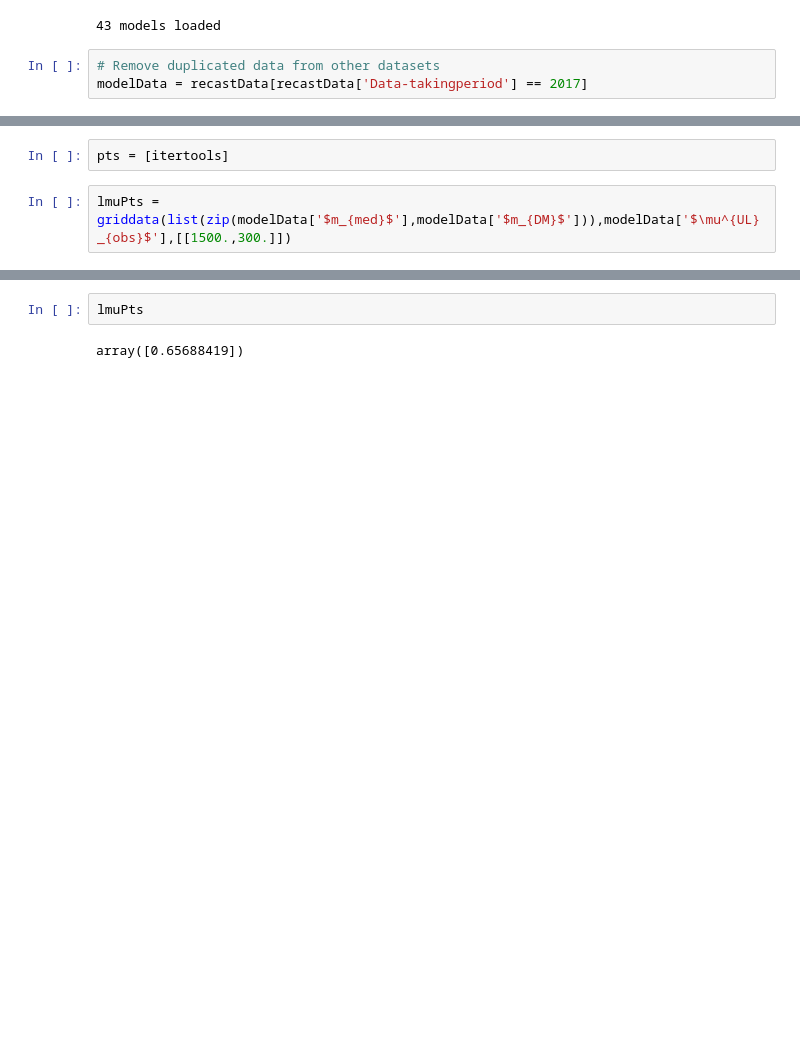
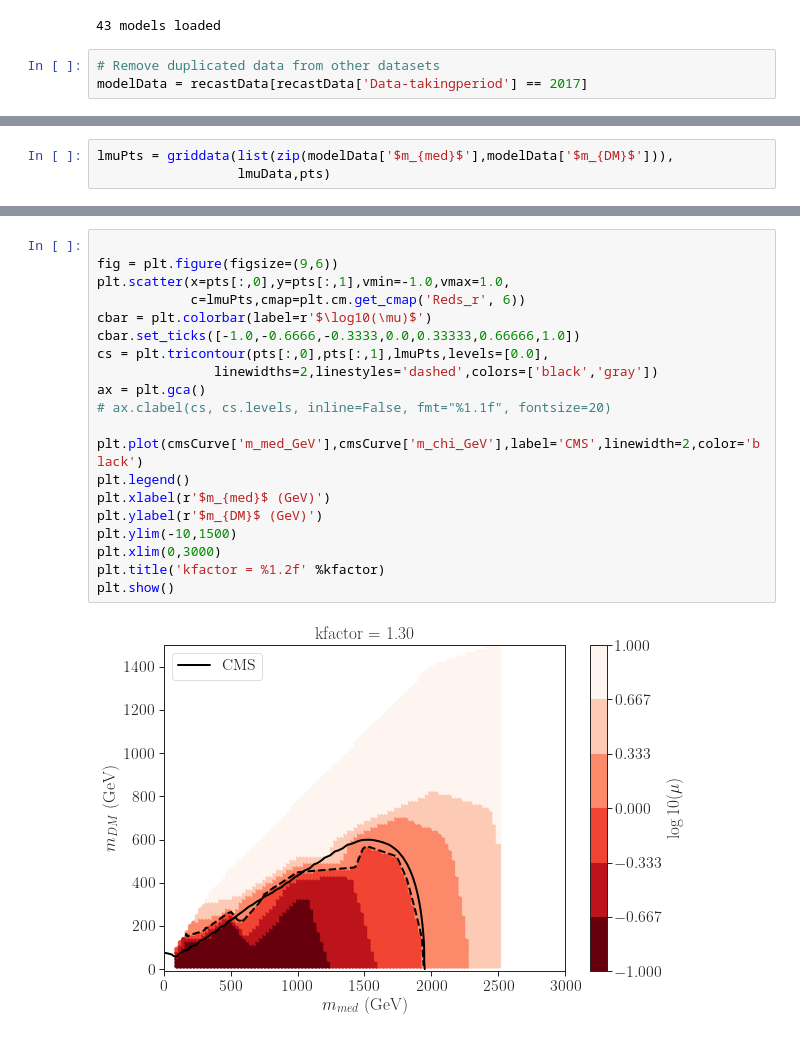
Before and after one commit to andlessa/MonoXSMS, a Jupyter notebook: notebooks/plotUpperLimits.ipynb, the cells around one changed output, grey strips where cells are left out. Saved outputs shown, nothing was run; the diff lists cells and outputs as text; blank space fills up the shorter version.

```diff
--- a/notebooks/plotUpperLimits.ipynb
+++ b/notebooks/plotUpperLimits.ipynb
@@ -64,4 +69,3 @@ from scipy.interpolate import interp2d,griddata
-# %%
-pts = [itertools]
 # %%
-lmuPts = griddata(list(zip(modelData['$m_{med}$'],modelData['$m_{DM}$'])),modelData['$\mu^{UL}_{obs}$'],[[1500.,300.]])
+lmuPts = griddata(list(zip(modelData['$m_{med}$'],modelData['$m_{DM}$'])),
+                  lmuData,pts)
@@ -68,4 +86,22 @@ lmuPts = griddata(list(zip(modelData['$m_{med}$'],modelData['$m_{DM}$'])),modelD
 # %%
-lmuPts
+
+fig = plt.figure(figsize=(9,6))
+plt.scatter(x=pts[:,0],y=pts[:,1],vmin=-1.0,vmax=1.0,
+            c=lmuPts,cmap=plt.cm.get_cmap('Reds_r', 6))
+cbar = plt.colorbar(label=r'$\log10(\mu)$')
+cbar.set_ticks([-1.0,-0.6666,-0.3333,0.0,0.33333,0.66666,1.0])
+cs = plt.tricontour(pts[:,0],pts[:,1],lmuPts,levels=[0.0],
+               linewidths=2,linestyles='dashed',colors=['black','gray'])
+ax = plt.gca()
+# ax.clabel(cs, cs.levels, inline=False, fmt="%1.1f", fontsize=20)
+
+plt.plot(cmsCurve['m_med_GeV'],cmsCurve['m_chi_GeV'],label='CMS',linewidth=2,color='black')
+plt.legend()
+plt.xlabel(r'$m_{med}$ (GeV)')
+plt.ylabel(r'$m_{DM}$ (GeV)')
+plt.ylim(-10,1500)
+plt.xlim(0,3000)
+plt.title('kfactor = %1.2f' %kfactor)
+plt.show()
 # %% [output]
-array([0.65688419])
+[figure, added]
```
Also changed, not shown: parts of 7 cells of this notebook.
